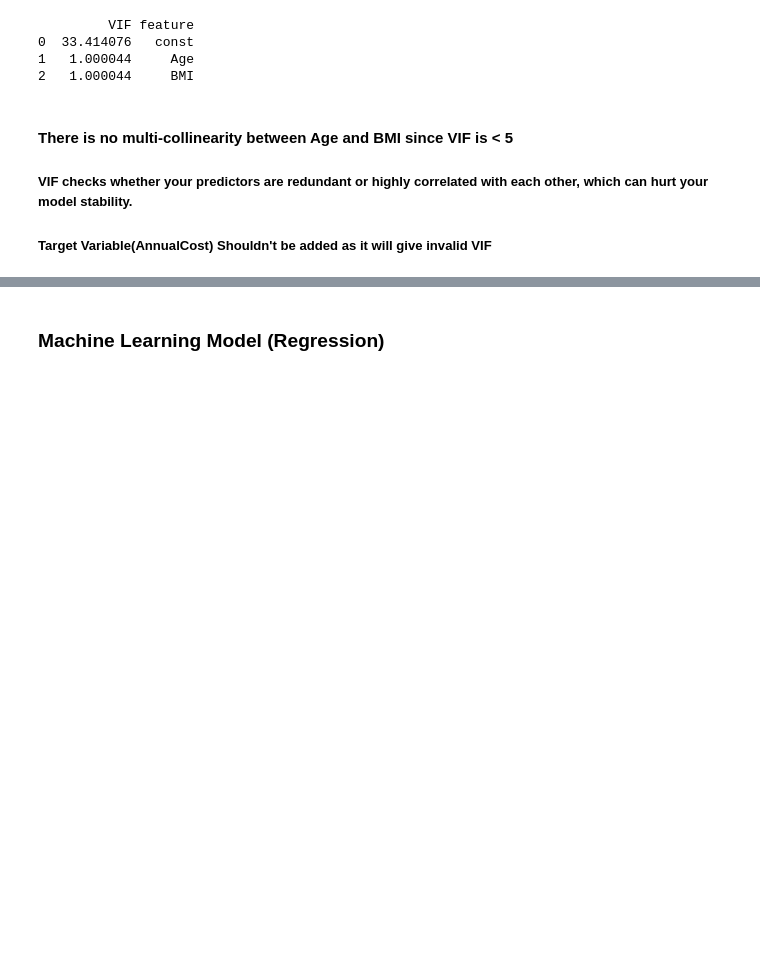
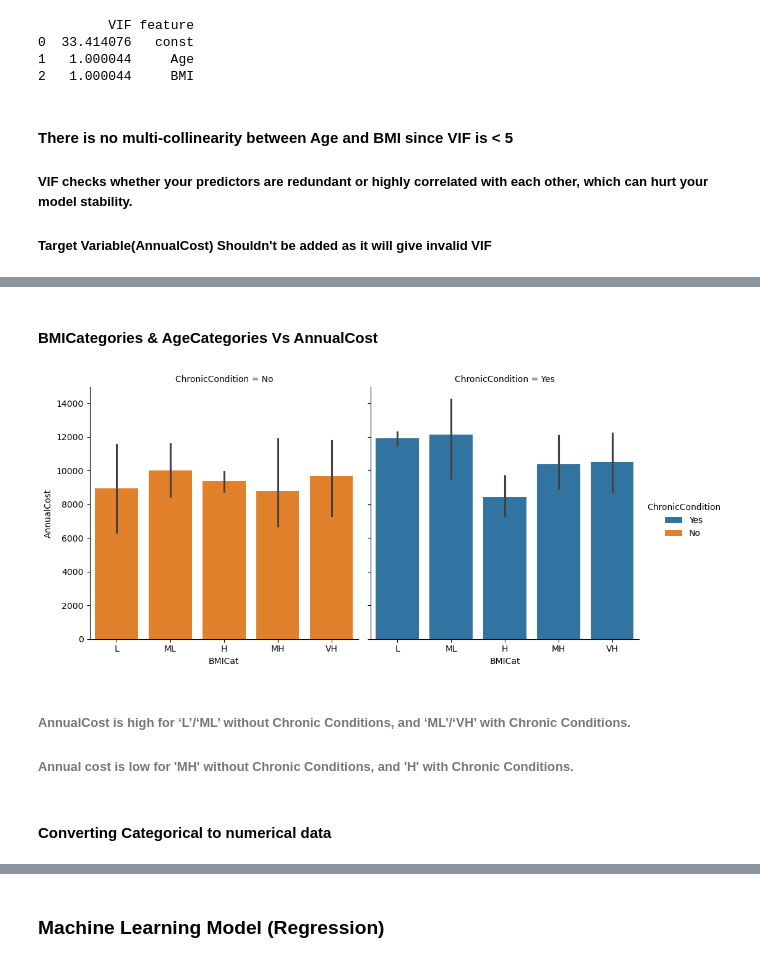
Before and after one commit to sumaaithal/Health_Care_Costs, a Jupyter notebook: notebook.ipynb, the cells around one changed output, grey strips where cells are left out. Drawn from its saved outputs; the diff is of its cells as text; code cells hidden in the pictures; blank space fills up the shorter version.

```diff
--- a/notebook.ipynb
+++ b/notebook.ipynb
@@ -187,0 +280,12 @@ print(vif)
+# %% [markdown]
+#### BMICategories & AgeCategories Vs AnnualCost
+# %%
+sns.catplot(data=costs, x="BMICat", y="AnnualCost",col="ChronicCondition",kind="bar",hue="ChronicCondition",col_order=['No','Yes'])
+plt.show()
+# %% [output]
+[figure, added]
+# %% [markdown]
+###### AnnualCost is high for ‘L’/‘ML’ without Chronic Conditions, and ‘ML’/‘VH’ with Chronic Conditions.
+###### Annual cost is low for 'MH' without Chronic Conditions, and 'H' with Chronic Conditions.
+# %% [markdown]
+#### Converting Categorical to numerical data
```
Also changed, not shown: parts of 53 cells of this notebook.
